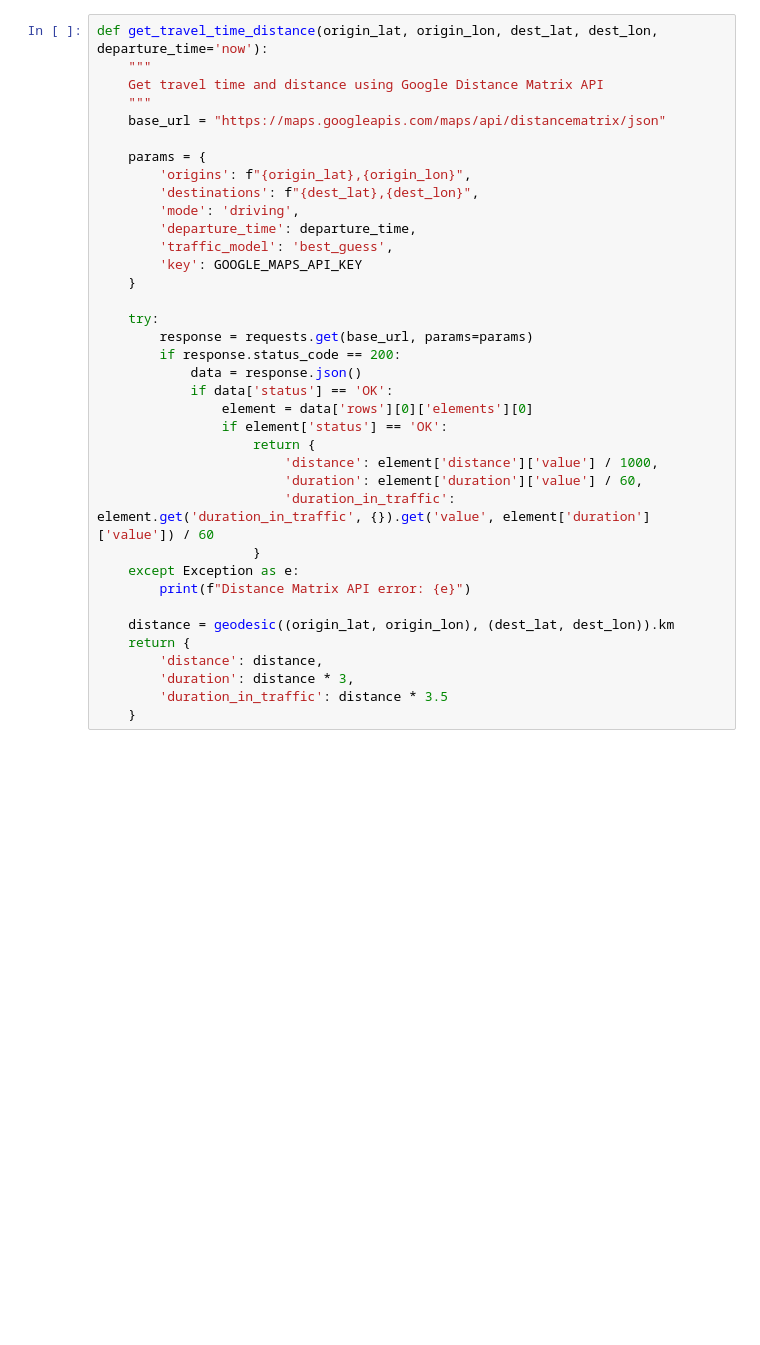
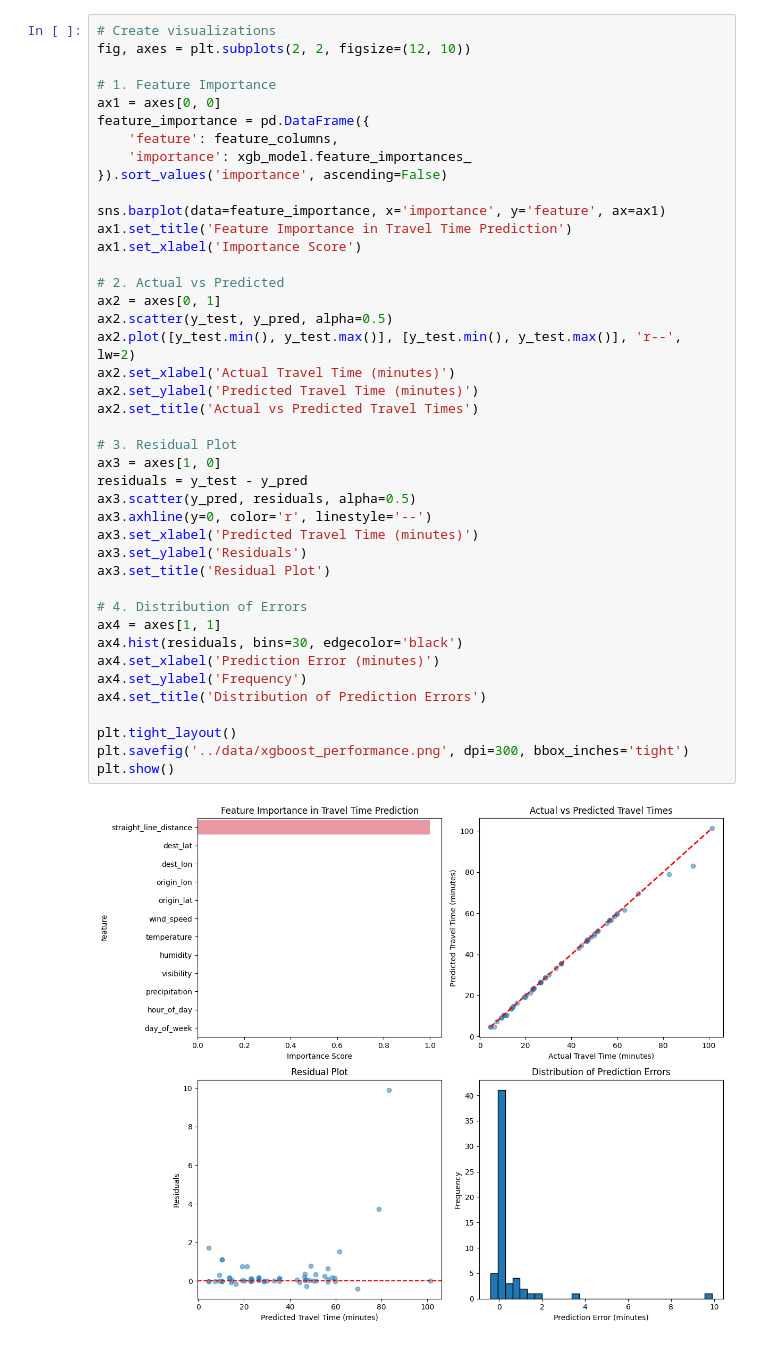
Before and after one commit to arpitmohankar/Logi.Ai, a Jupyter notebook: route_optimizer/notebooks/route_optimization.ipynb, the cells around one changed output. Cells and saved outputs as stored; diff of their text form; blank space fills up the shorter version.

```diff
--- a/route_optimizer/notebooks/route_optimization.ipynb
+++ b/route_optimizer/notebooks/route_optimization.ipynb
@@ -149,38 +289,45 @@ def get_weather_data(lat, lon):
 # %%
-def get_travel_time_distance(origin_lat, origin_lon, dest_lat, dest_lon, departure_time='now'):
-    """
-    Get travel time and distance using Google Distance Matrix API
-    """
-    base_url = "https://maps.googleapis.com/maps/api/distancematrix/json"
+# Create visualizations
+fig, axes = plt.subplots(2, 2, figsize=(12, 10))
 
-    params = {
-        'origins': f"{origin_lat},{origin_lon}",
-        'destinations': f"{dest_lat},{dest_lon}",
-        'mode': 'driving',
-        'departure_time': departure_time,
-        'traffic_model': 'best_guess',
-        'key': GOOGLE_MAPS_API_KEY
-    }
+# 1. Feature Importance
+ax1 = axes[0, 0]
+feature_importance = pd.DataFrame({
+    'feature': feature_columns,
+    'importance': xgb_model.feature_importances_
+}).sort_values('importance', ascending=False)
 
-    try:
-        response = requests.get(base_url, params=params)
-        if response.status_code == 200:
-            data = response.json()
-            if data['status'] == 'OK':
-                element = data['rows'][0]['elements'][0]
-                if element['status'] == 'OK':
-                    return {
-                        'distance': element['distance']['value'] / 1000,
-                        'duration': element['duration']['value'] / 60,
-                        'duration_in_traffic': element.get('duration_in_traffic', {}).get('value', element['duration']['value']) / 60
-                    }
-    except Exception as e:
-        print(f"Distance Matrix API error: {e}")
+sns.barplot(data=feature_importance, x='importance', y='feature', ax=ax1)
+ax1.set_title('Feature Importance in Travel Time Prediction')
+ax1.set_xlabel('Importance Score')
 
-    distance = geodesic((origin_lat, origin_lon), (dest_lat, dest_lon)).km
-    return {
-        'distance': distance,
-        'duration': distance * 3,
-        'duration_in_traffic': distance * 3.5
-    }
+# 2. Actual vs Predicted
+ax2 = axes[0, 1]
+ax2.scatter(y_test, y_pred, alpha=0.5)
+ax2.plot([y_test.min(), y_test.max()], [y_test.min(), y_test.max()], 'r--', lw=2)
+ax2.set_xlabel('Actual Travel Time (minutes)')
+ax2.set_ylabel('Predicted Travel Time (minutes)')
+ax2.set_title('Actual vs Predicted Travel Times')
+
+# 3. Residual Plot
+ax3 = axes[1, 0]
+residuals = y_test - y_pred
+ax3.scatter(y_pred, residuals, alpha=0.5)
+ax3.axhline(y=0, color='r', linestyle='--')
+ax3.set_xlabel('Predicted Travel Time (minutes)')
+ax3.set_ylabel('Residuals')
+ax3.set_title('Residual Plot')
+
+# 4. Distribution of Errors
+ax4 = axes[1, 1]
+ax4.hist(residuals, bins=30, edgecolor='black')
+ax4.set_xlabel('Prediction Error (minutes)')
+ax4.set_ylabel('Frequency')
+ax4.set_title('Distribution of Prediction Errors')
+
+plt.tight_layout()
+plt.savefig('../data/xgboost_performance.png', dpi=300, bbox_inches='tight')
+plt.show()
+# %% [output]
+[figure, added]
 # %%
```
Also changed, not shown: parts of 14 cells of this notebook, 8 other files.
